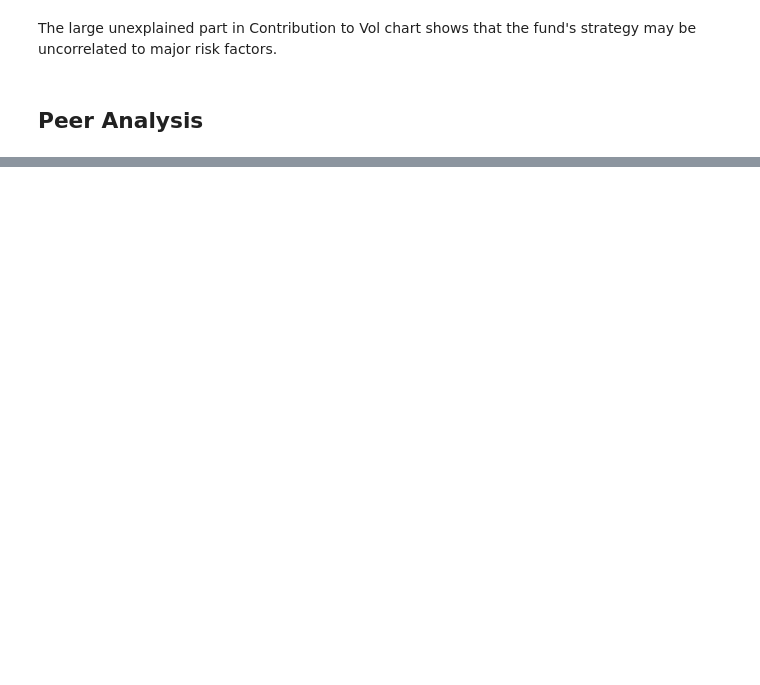
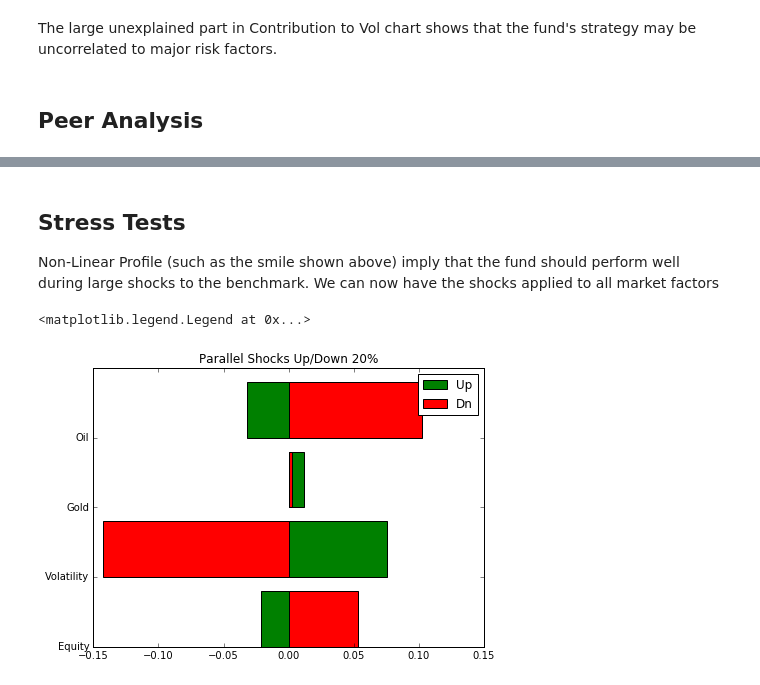
Before and after one commit to amatiych/python_notebooks, a Jupyter notebook: HedgeFundTimeSeriesRiskAnalysis.ipynb, the cells around one changed output, grey strips where cells are left out. Drawn from its saved outputs; the diff is of its cells as text; code cells hidden in the pictures; blank space fills up the shorter version.

```diff
--- a/HedgeFundTimeSeriesRiskAnalysis.ipynb
+++ b/HedgeFundTimeSeriesRiskAnalysis.ipynb
@@ -185,0 +231,27 @@ NameError: name 'sns' is not defined
+# %% [markdown]
+<h2>Stress Tests</h2>
+Non-Linear Profile (such as the smile shown above) imply that the fund should perform well during large shocks to the benchmark.
+We can now have the shocks applied to all market factors
+# %%
+marketfactors = ['Equity', 'Volatility', 'Gold', 'Oil']
+shocksup = np.zeros(4)
+shocksdn = np.zeros(4)
+shock = 0.20
+ssq = 0.2*0.2
+for [f,i] in zip(marketfactors,range(4)):
+    cv = hf.convexity_analysis(tsdata,'Fund',f)
+    b1 = cv['betas'][0]
+    b2 = cv['betas'][1]
+    shocksup[i] = b1*shock + b2 * ssq
+    shocksdn[i] = b1*shock*-1 + b2 * ssq
+
+f, ax = plt.subplots(figsize=(7, 5))
+plt.barh(np.array(range(4)),shocksup,color='g')
+plt.barh(np.array(range(4)),shocksdn,color='r')
+
+plt.yticks([0,1,2,3],marketfactors)
+plt.title("Parallel Shocks Up/Down 20%")
+plt.legend(['Up','Dn'])
+# %% [output]
+<matplotlib.legend.Legend at 0x...>
+[figure, added]
```
Also changed, not shown: parts of 10 cells of this notebook, 2 other files.
